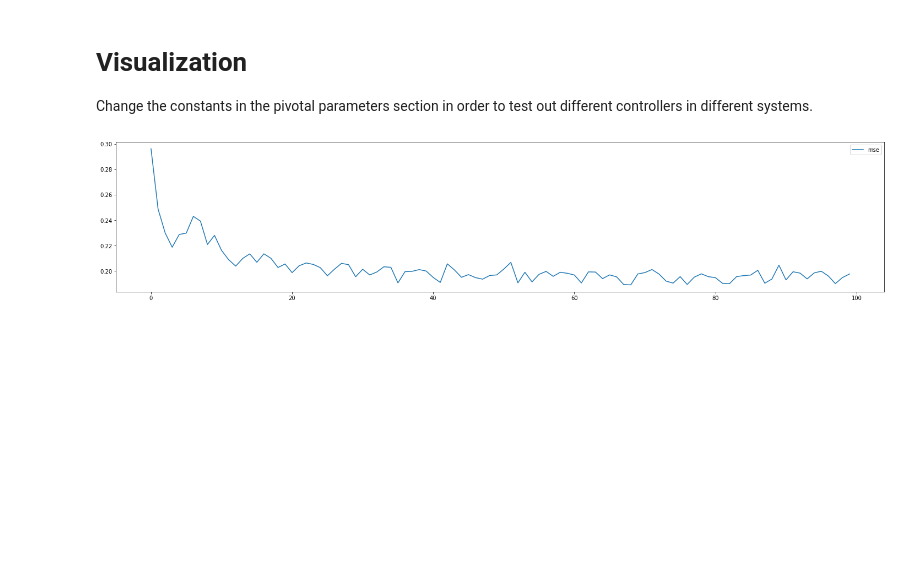
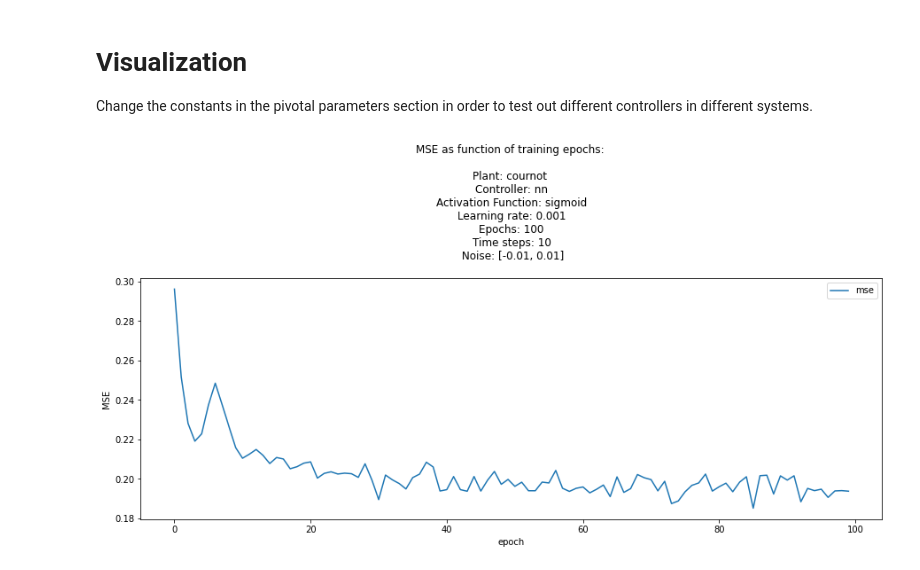
Before and after one commit to elibir/it3105-jax-project, a Jupyter notebook: notebooks/sindres_report.ipynb, the cells around one changed output. Cells and saved outputs as stored; diff of their text form; code cells hidden in the pictures; blank space fills up the shorter version.

Commit message:
Improved visualisation

```diff
--- a/notebooks/sindres_report.ipynb
+++ b/notebooks/sindres_report.ipynb
@@ -162,7 +162,7 @@ KI = 0.1
 KD = 0.1
 NUM_LAYERS = 3 # [0,5]
 NUM_NEURONS = [128, 64, 1] # one int per layer in NUM_LAYERS
-ACTIVATION_FUNC = 'relu' # {'relu', 'tanh', 'sigmoid'}
+ACTIVATION_FUNC = 'sigmoid' # {'relu', 'tanh', 'sigmoid'}
 INITIAL_VALUES_RANGE = [-0.1, 0.1]
 
 NUM_EPOCHS = 100
@@ -378,15 +378,23 @@ Change the constants in the pivotal parameters section in order to test out diff
 # %%
 system = Consys()
 
 if system.controller_type == 'standard':
     mse_history, pid_history = system.run_epochs()
     mse_df = pd.DataFrame(mse_history, columns=['mse'])
     pid_df = pd.DataFrame(pid_history, columns=['kp','ki','kd'])
-    pid_df.plot(y=['kp','ki','kd'], figsize=(25, 5))
-    mse_df.plot(y=['mse'], figsize=(25, 5))
+
+    mse_df.plot(y=['mse'], figsize=(15, 5),
+                ylabel='MSE',
+                xlabel='epoch',
+                title=f'MSE as function of training epochs: \n\nPlant: {system.plant_type} \nController: {system.controller_type}\nLearning rate: {system.learning_rate}\nEpochs: {system.num_epochs}\nTime steps: {system.num_timesteps}\n Noise: {system.noise_range}\n')
+    pid_df.plot(y=['kp','ki','kd'], figsize=(15, 5), title='PID as function of training epochs')
+
 else:
     mse_history = system.run_epochs()
     mse_df = pd.DataFrame(mse_history, columns=['mse'])
-    mse_df.plot(y=['mse'], figsize=(25, 5))
+    mse_df.plot(y=['mse'], figsize=(15, 5),
+                ylabel='MSE',
+                xlabel='epoch',
+                title=f'MSE as function of training epochs: \n\nPlant: {system.plant_type} \nController: {system.controller_type}\nActivation Function: {system.activation_function}\nLearning rate: {system.learning_rate}\nEpochs: {system.num_epochs}\nTime steps: {system.num_timesteps}\n Noise: {system.noise_range}\n')
 # %% [output]
-[figure, old version]
+[figure, new version]
```
